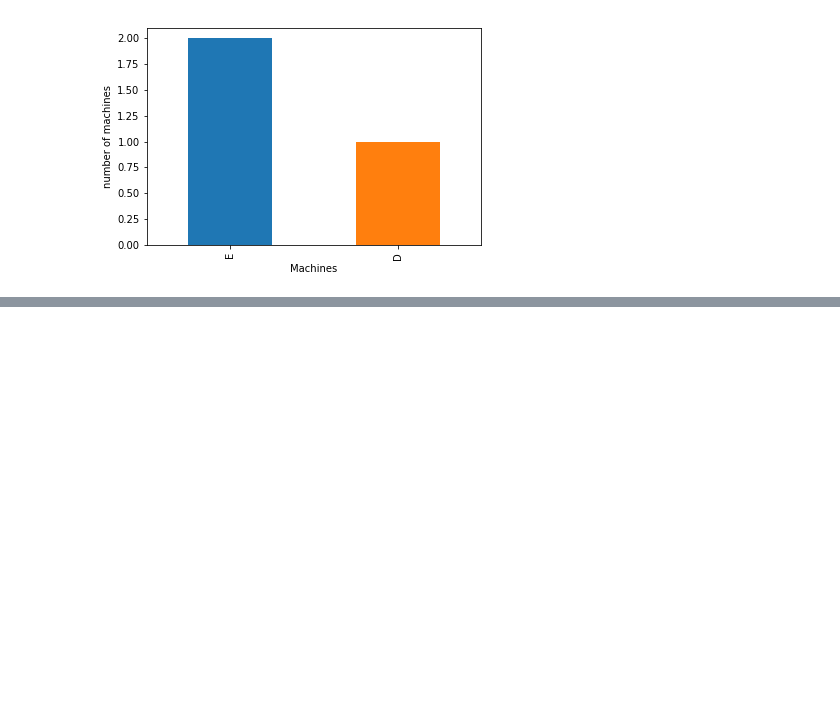
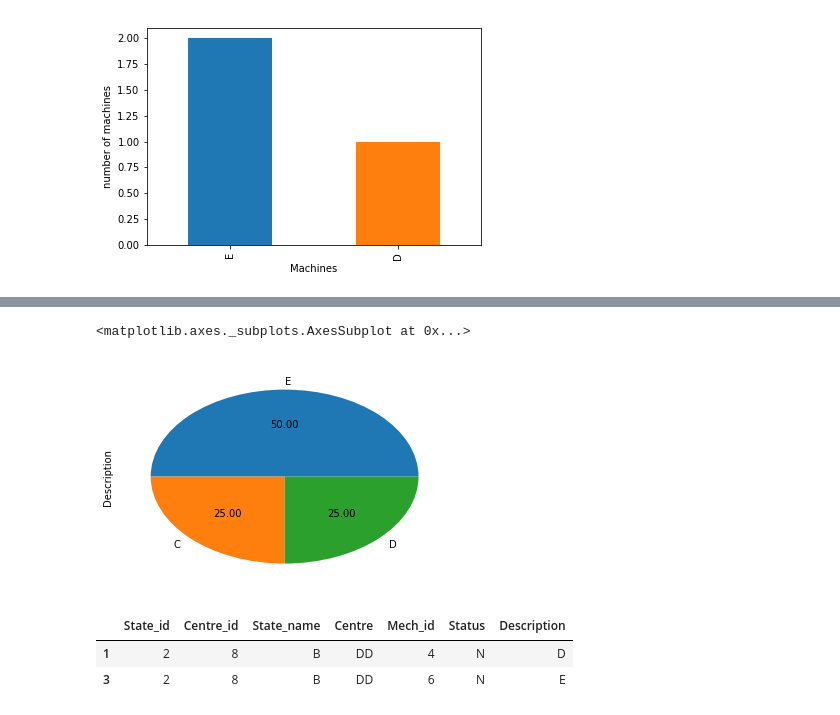
Before and after one commit to Bengaluru18/team-5, a Jupyter notebook: Web_app.ipynb, the cells around one changed output, grey strips where cells are left out. Cells and saved outputs as stored; diff of their text form; code cells hidden in the pictures; blank space fills up the shorter version.

```diff
--- a/Web_app.ipynb
+++ b/Web_app.ipynb
@@ -304,0 +330,12 @@ gmap.draw("my_heatmap.html")
+# %%
+new_db.Description.value_counts().plot.pie(autopct='%.2f')
+# %% [output]
+<matplotlib.axes._subplots.AxesSubplot at 0x...>
+[figure, added]
+# %%
+unused = new_db[new_db.Status == 'U']
+used = new_db[new_db.Status == 'N']
+# %% [output]
+|  | State_id | Centre_id | State_name | Centre | Mech_id | Status | Description |
+| 1 | 2 | 8 | B | DD | 4 | N | D |
+| 3 | 2 | 8 | B | DD | 6 | N | E |
```
Also changed, not shown: parts of 12 cells of this notebook.
